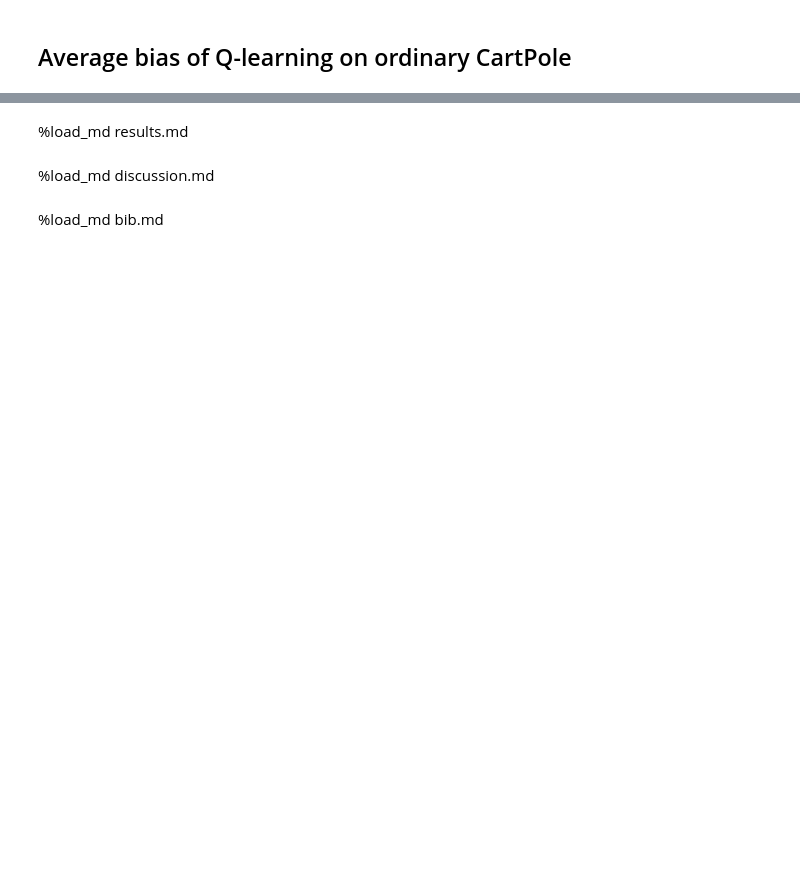
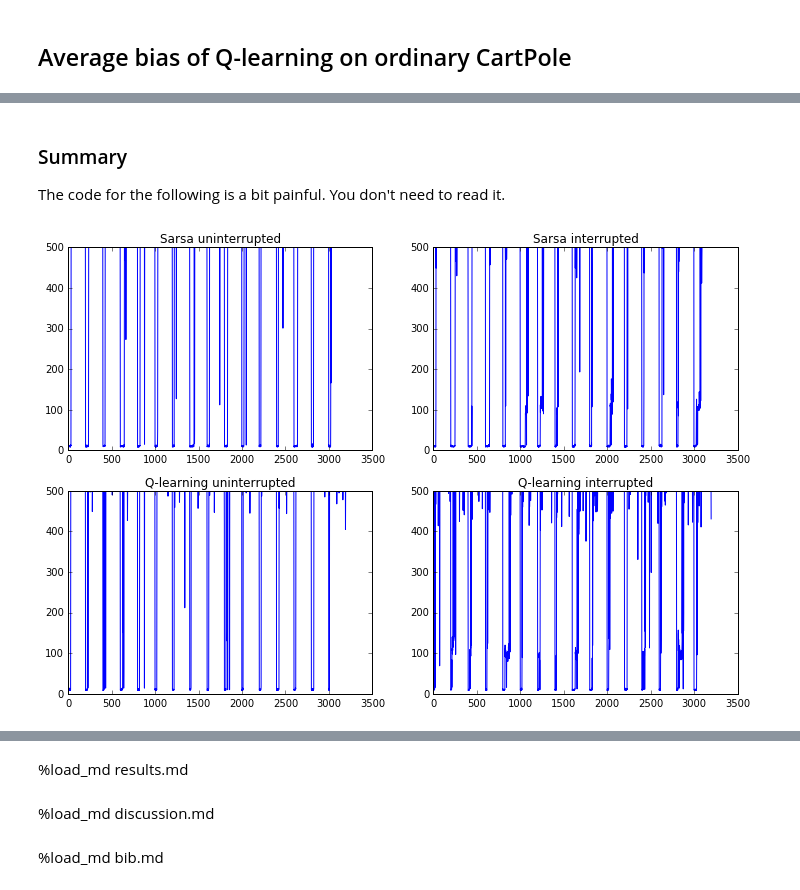
Before and after one commit to rmoehn/cartpole, a Jupyter notebook: notebooks/OffSwitchCartPole.ipynb, the cells around one changed output, grey strips where cells are left out. Saved outputs shown, nothing was run; the diff lists cells and outputs as text; code cells hidden in the pictures; blank space fills up the shorter version.

```diff
--- a/notebooks/OffSwitchCartPole.ipynb
+++ b/notebooks/OffSwitchCartPole.ipynb
@@ -208,7 +228,7 @@ pyplot.show()
 # %% [markdown]
 ## Average bias of Q-learning on ordinary CartPole
 # %%
-rewards_per_episode, lefts_rights = \
+results['uninterrupted']['Q-learning'] = \
     interruptibility.run_rewards_lefts_rights(
         make_CartPole,
         functools.partial(make_uninterruptable_experience,
@@ -238,0 +266,10 @@ NameError: name 'lefts_rights' is not defined
+# %%
+results['interrupted']['Q-learning'] = \
+    interruptibility.run_rewards_lefts_rights(
+        make_OffSwitchCartpole,
+        functools.partial(make_interruptable_experience,
+                          choose_action=linfa.choose_action_Q),
+        n_procs=4,
+        n_trainings=16,
+        n_episodes=200,
+        max_steps=500)
@@ -238,0 +299,16 @@ NameError: name 'lefts_rights' is not defined
+# %% [markdown]
+### Summary
+
+The code for the following is a bit painful. You don't need to read it.
+# %%
+keyseq = lambda: itertools.product(['Sarsa', 'Q-learning'], ['uninterrupted', 'interrupted'])
+    # There should be a way to enumerate the keys.
+figure = pyplot.figure(figsize=(12,8))
+for i, (algo, interr) in enumerate(keyseq()):
+    ax = figure.add_subplot(2, 2, i + 1)
+    ax.set_title("{} {}".format(algo, interr))
+    ax.plot(results[interr][algo][0])
+
+pyplot.show()
+# %% [output]
+[figure, added]
```
Also changed, not shown: parts of 36 cells of this notebook.
